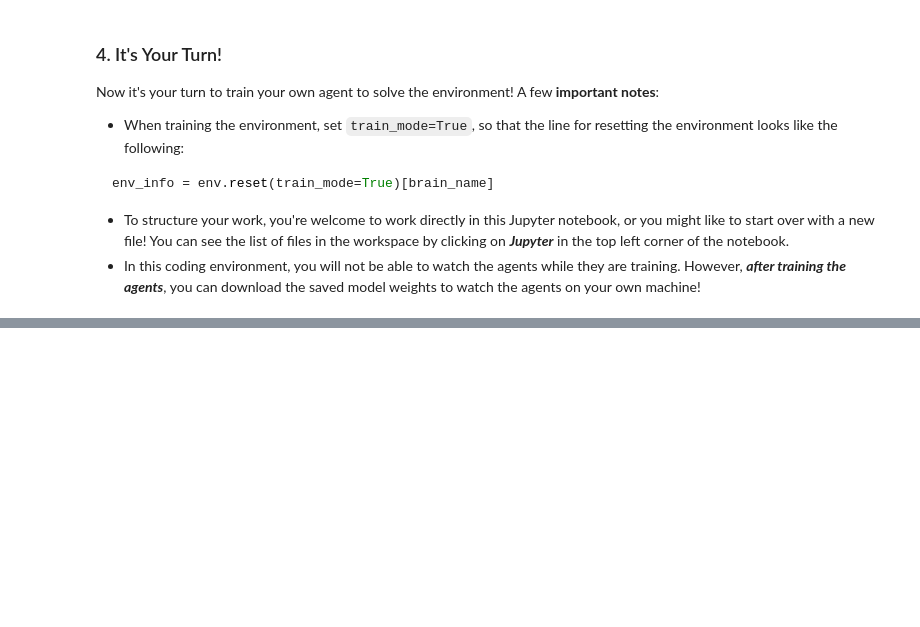
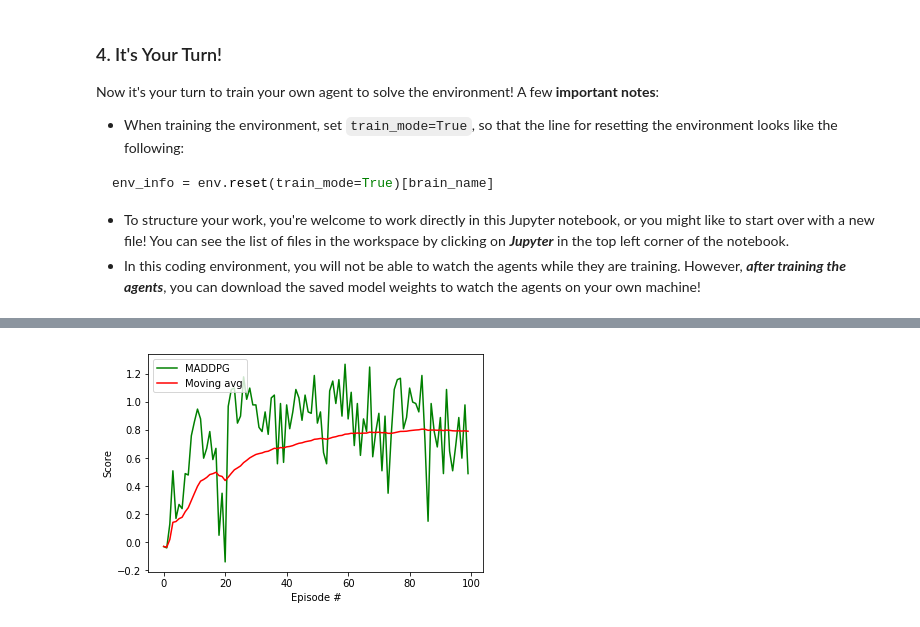
Before and after one commit to nithindd/DRLND_CollabAndCompete, a Jupyter notebook: Tennis.ipynb, the cells around one changed output, grey strips where cells are left out. Cells and saved outputs as stored; diff of their text form; code cells hidden in the pictures; blank space fills up the shorter version.

Commit message:
feat: Final submission with exection results and plots /n Added the checkpoint pth file as well. episode-100.pth is the one with all dicts

```diff
--- a/Tennis.ipynb
+++ b/Tennis.ipynb
@@ -238,10 +238,12 @@ Episode 37      Average Score: 0.67
 # %%
 #Plot the scores
 fig = plt.figure()
 axes = fig.add_subplot(111)
-plt.plot(np.arange(len(max_score_for_episode_across_agents)+1), max_score_for_episode_across_agents, c='g', label='MADDPG')
+plt.plot(np.arange(len(max_score_for_episode_across_agents)), max_score_for_episode_across_agents, c='g', label='MADDPG')
 plt.plot(np.arange(len(max_score_for_episode_across_agents)), moving_average, c='r', label='Moving avg')
 plt.ylabel('Score')
 plt.xlabel('Episode #')
 plt.legend(loc='upper left')
 plt.show()
+# %% [output]
+[figure, added]
```
Also changed, not shown: parts of 4 cells of this notebook, 2 other files.
